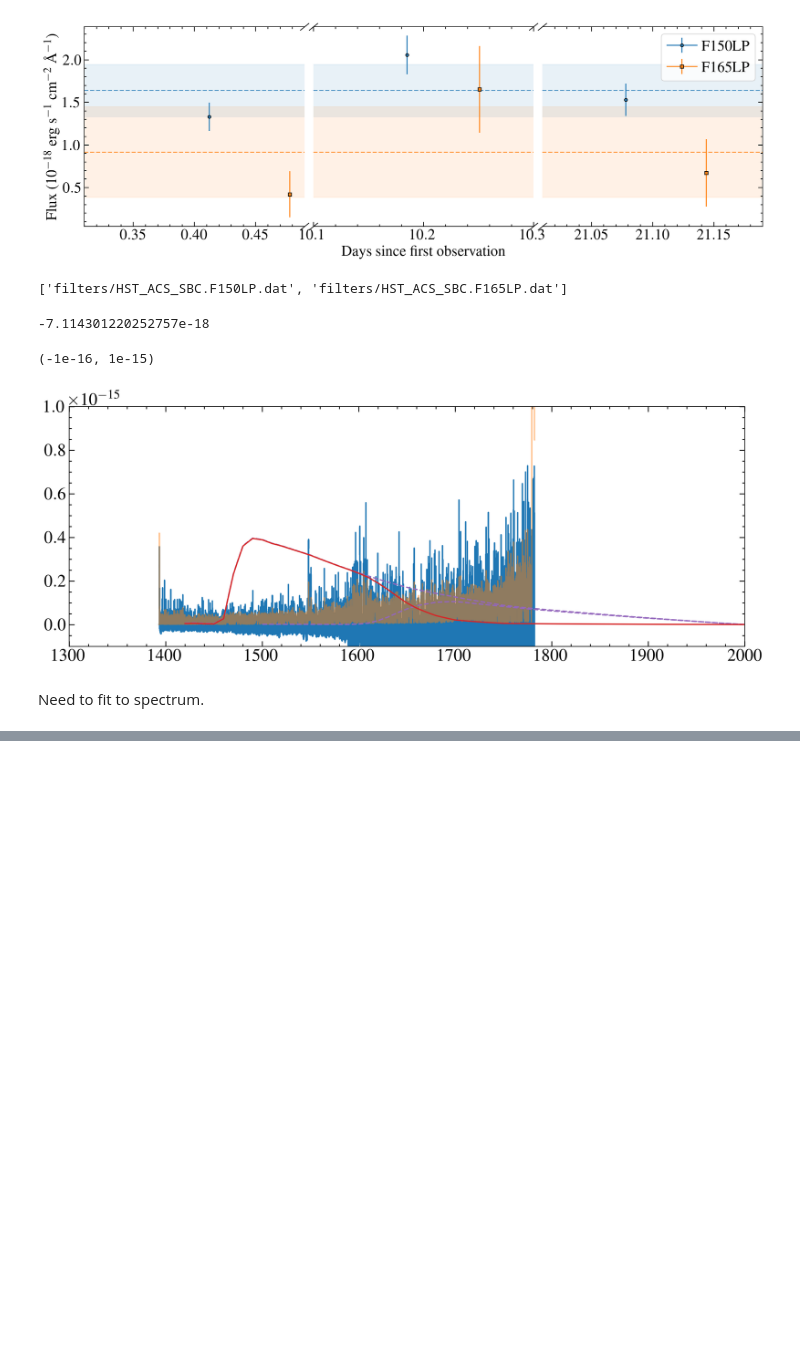
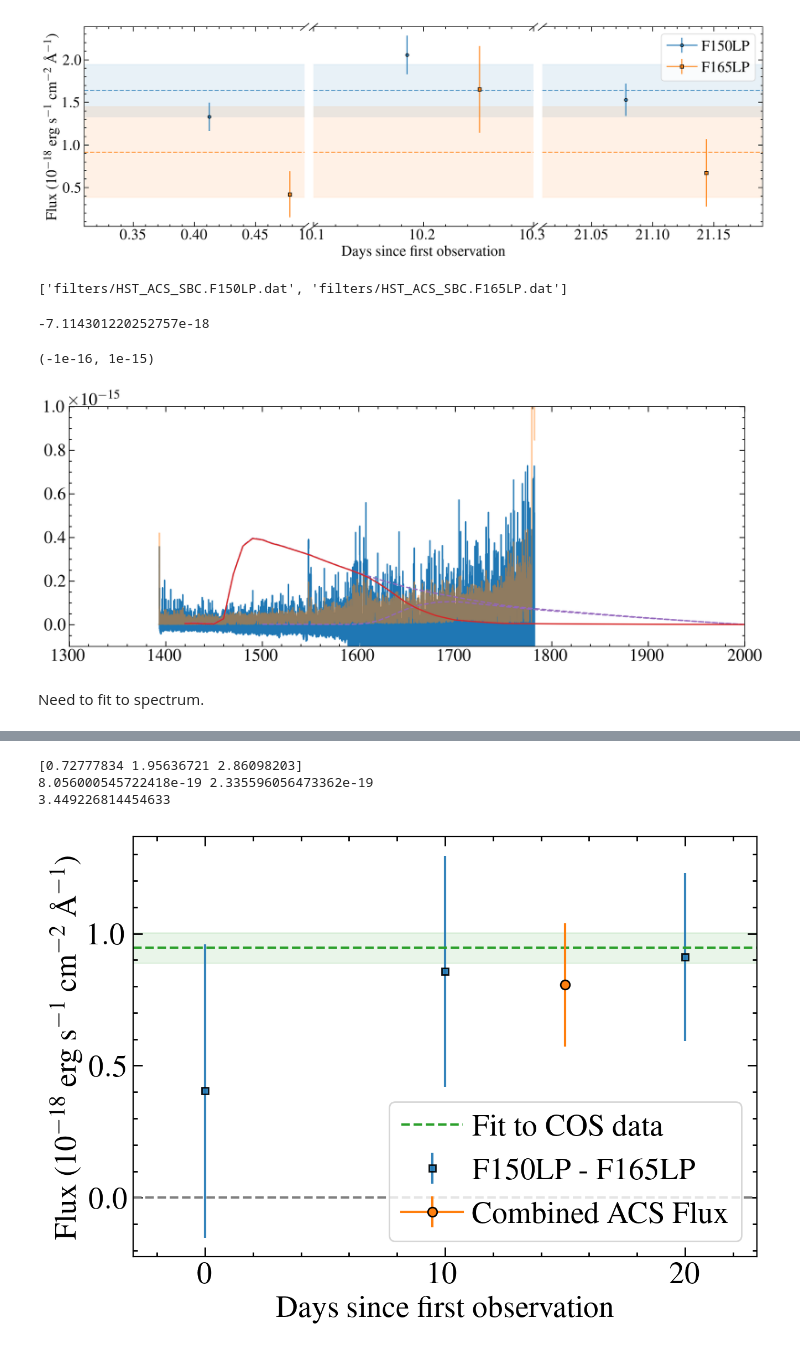
Before and after one commit to davidjwilson/SEDs, a Jupyter notebook: trappist-1/hst_photometry/science.ipynb, the cells around one changed output, grey strips where cells are left out. Cells and saved outputs as stored; diff of their text form; code cells hidden in the pictures; blank space fills up the shorter version.

```diff
--- a/trappist-1/hst_photometry/science.ipynb
+++ b/trappist-1/hst_photometry/science.ipynb
@@ -1193,6 +1193,8 @@ f150lp, f150lp_e, f165lp, f165lp_e = np.array(f150lp), np.array(f150lp_e), np.ar
 print((f150lp - f165lp)*1e18)
 print(((f150lp_e**2+f165lp_e**2)**0.5)*1e18)
 
+fdiff = f150lp - f165lp
+fdiff_e = ((f150lp_e**2+f165lp_e**2)**0.5)
 # plt.show()
 
 # plt.savefig('plots/t1_flcs_lc.pdf')
@@ -1340,0 +1549,59 @@ print(np.trapz(gg_fit(wn), wn) - np.trapz(gg_fit[0](wn), wn))
+# %%
+fig, ax = plt.subplots(figsize=(7, 5))
+scale = 1e18
+
+#2023-06-20, 2023-06-30, 2023-07-10
+days = [0, 10, 20]
+
+# cols = [0, 1, 2]
+
+ax.errorbar(days, fdiff*scale, yerr=fdiff_e*scale, label = 'F150LP - F165LP', marker=m, c='C0', markeredgecolor='k', markersize=4, alpha=0.9, ls='none')
+
+simphot, simphot_e = 9.459369456324885e-19,5.708173610402945e-20
+
+
+ax.axhline(simphot*scale, ls = '--', c='C2', label = 'Fit to COS data')
+ax.fill_between(x, (simphot-simphot_e)*scale, (simphot+simphot_e)*scale , color='C2', alpha=0.1)
+
+ax.axhline(0, ls ='--', c='0.5')
+
+
+print(fdiff/fdiff_e)
+
+
+fdiff_av = np.average(fdiff, weights = 1/(fdiff_e**2))
+fdiff_ave = (1/(np.sum(1/(fdiff_e**2))))**0.5
+ax.errorbar(15., fdiff_av*scale, yerr=fdiff_ave*scale, c='C1', marker='o', markeredgecolor='k', label = 'Combined ACS Flux')
+
+
+print(fdiff_av, fdiff_ave)
+print(fdiff_av/fdiff_ave)
+
+# handles, labels = plt.gca().get_legend_handles_labels()
+# by_label = dict(zip(labels, handles))
+# ax3.legend(by_label.values(), by_label.keys(), frameon=True, loc=4)
+
+
+# fig.tight_layout()
+
+
+# ax.set_yscale('log')
+ax.set_ylabel('Flux (10$^{-18}$ erg s$^{-1}$ cm$^{-2}$ \AA$^{-1}$)')
+ax.set_xlabel('Days since first observation')
+ax.set_xticks(days)
+
+ax.set_xlim(-3, 23)
+# ax.set_ylim(2.1, 7.9)
+
+
+handles, labels = plt.gca().get_legend_handles_labels()
+by_label = dict(zip(labels, handles))
+ax.legend(by_label.values(), by_label.keys(), frameon=True, loc=4)
+
+fig.tight_layout()
+fig.savefig('plots/acs_diff_flux.pdf')
+# %% [output]
+[0.72777834 1.95636721 2.86098203]
+8.056000545722418e-19 2.335596056473362e-19
+3.449226814454633
+[figure, added]
```
Also changed, not shown: parts of 3 cells of this notebook, 5 other files.
